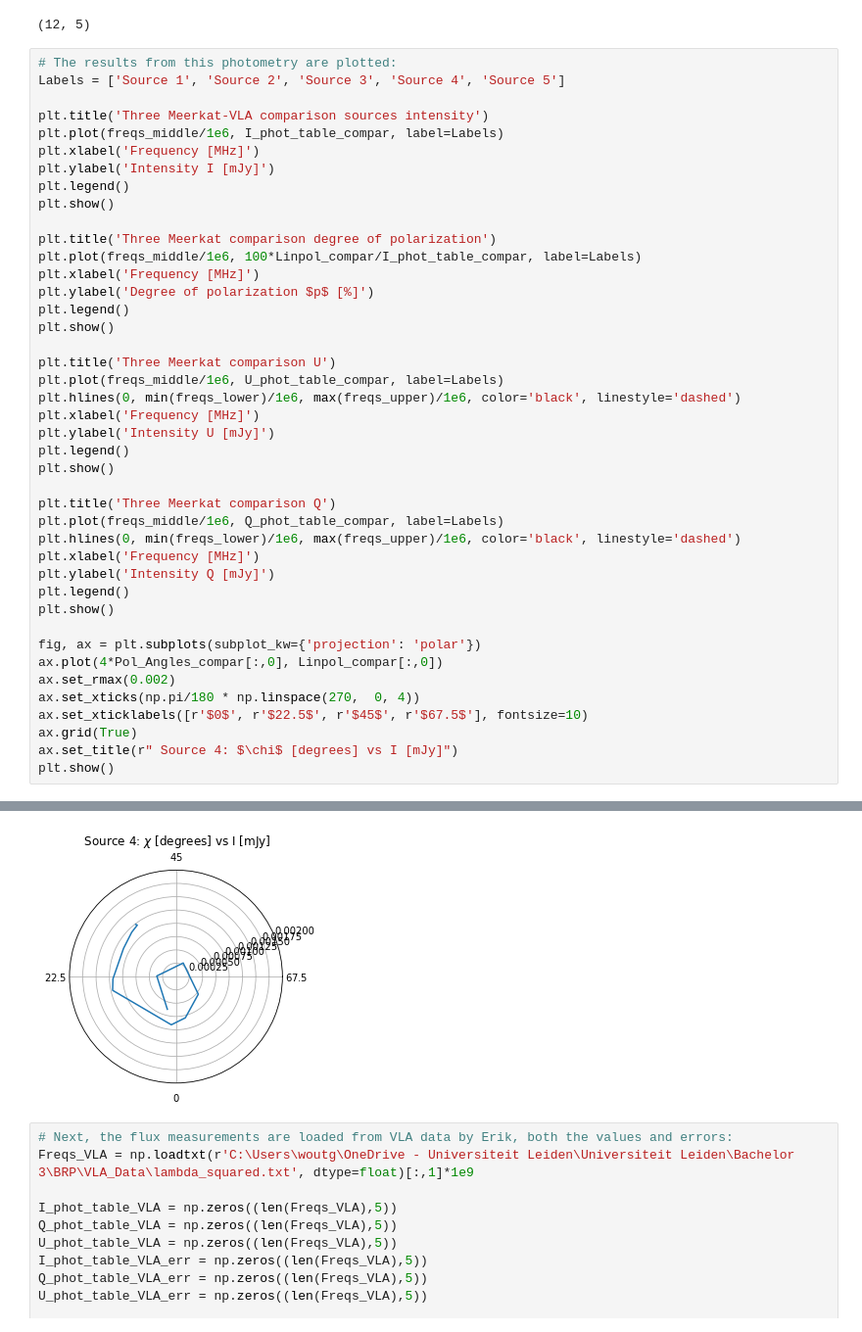
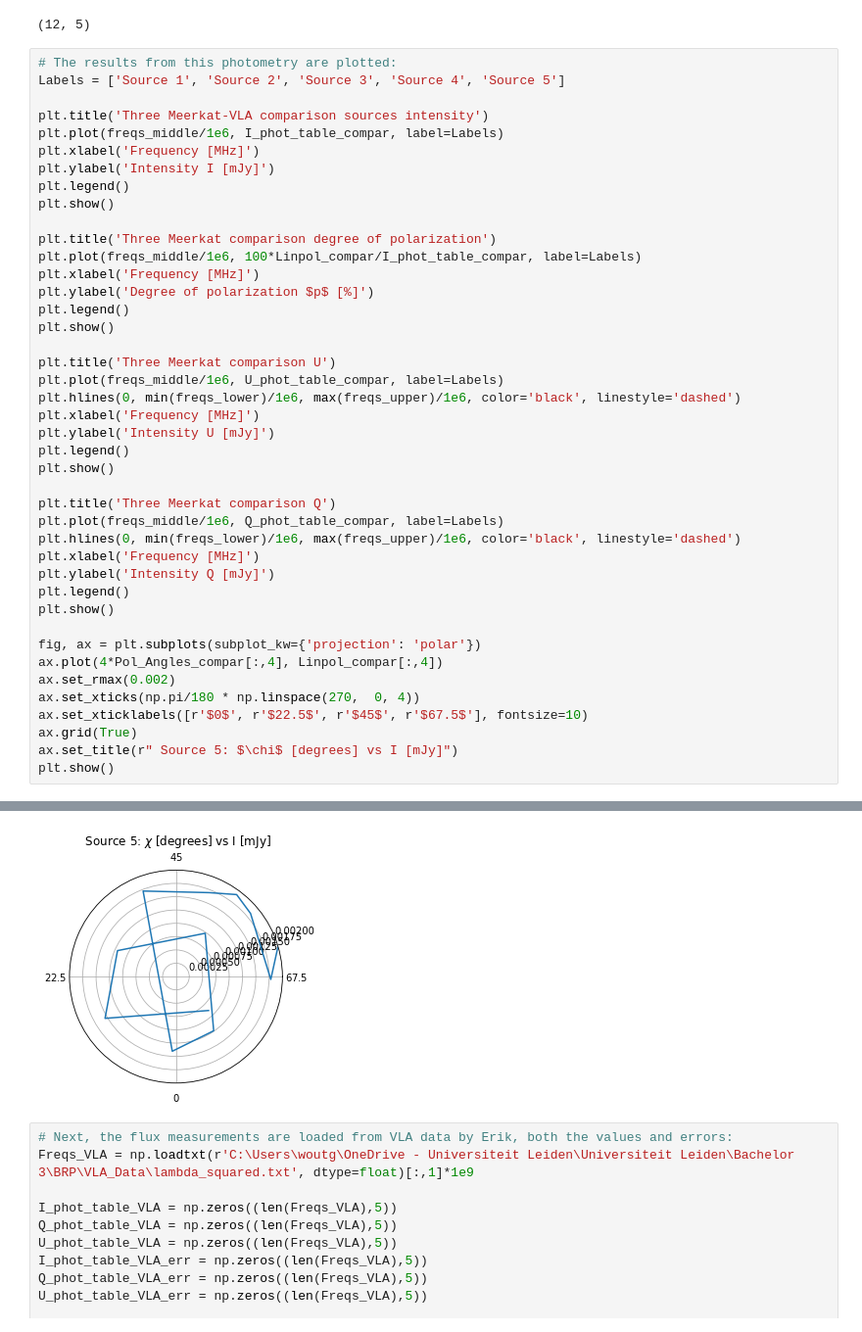
Before and after one commit to Woutmg/Meerkat_FracPol, a Jupyter notebook: Abell 85 Comparison VLA Meerkat Data.ipynb, the cells around one changed output, grey strips where cells are left out. Shown at 98% size. Cells and saved outputs as stored; diff of their text form.

```diff
--- a/Abell 85 Comparison VLA Meerkat Data.ipynb
+++ b/Abell 85 Comparison VLA Meerkat Data.ipynb
@@ -195,36 +197,36 @@ plt.ylabel('Degree of polarization $p$ [%]')
 plt.legend()
 plt.show()
 
 plt.title('Three Meerkat comparison U')
 plt.plot(freqs_middle/1e6, U_phot_table_compar, label=Labels)
 plt.hlines(0, min(freqs_lower)/1e6, max(freqs_upper)/1e6, color='black', linestyle='dashed')
 plt.xlabel('Frequency [MHz]')
 plt.ylabel('Intensity U [mJy]')
 plt.legend()
 plt.show()
 
 plt.title('Three Meerkat comparison Q')
 plt.plot(freqs_middle/1e6, Q_phot_table_compar, label=Labels)
 plt.hlines(0, min(freqs_lower)/1e6, max(freqs_upper)/1e6, color='black', linestyle='dashed')
 plt.xlabel('Frequency [MHz]')
 plt.ylabel('Intensity Q [mJy]')
 plt.legend()
 plt.show()
 
 fig, ax = plt.subplots(subplot_kw={'projection': 'polar'})
-ax.plot(4*Pol_Angles_compar[:,0], Linpol_compar[:,0])
+ax.plot(4*Pol_Angles_compar[:,4], Linpol_compar[:,4])
 ax.set_rmax(0.002)
 ax.set_xticks(np.pi/180 * np.linspace(270,  0, 4))
 ax.set_xticklabels([r'$0$', r'$22.5$', r'$45$', r'$67.5$'], fontsize=10)
 ax.grid(True)
-ax.set_title(r" Source 4: $\chi$ [degrees] vs I [mJy]")
+ax.set_title(r" Source 5: $\chi$ [degrees] vs I [mJy]")
 plt.show()
 # %% [output]
 [figure]
 [figure]
 [figure]
 [figure]
-[figure, old version]
+[figure, new version]
 # %%
 # Next, the flux measurements are loaded from VLA data by Erik, both the values and errors:
 Freqs_VLA = np.loadtxt(r'C:\Users\woutg\OneDrive - Universiteit Leiden\Universiteit Leiden\Bachelor 3\BRP\VLA_Data\lambda_squared.txt', dtype=float)[:,1]*1e9
```
Also changed, not shown: parts of 7 cells of this notebook, 8 other files.
